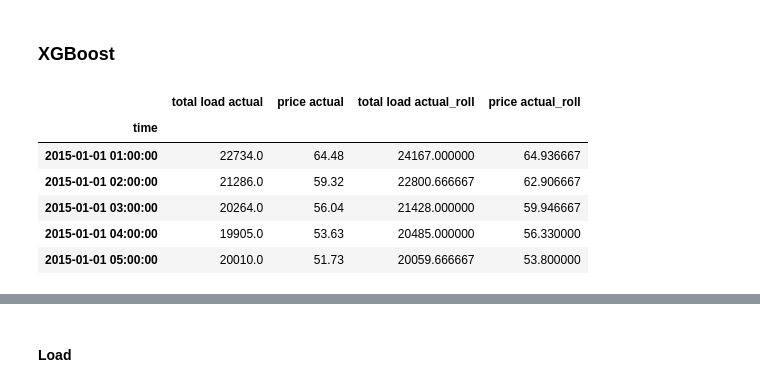
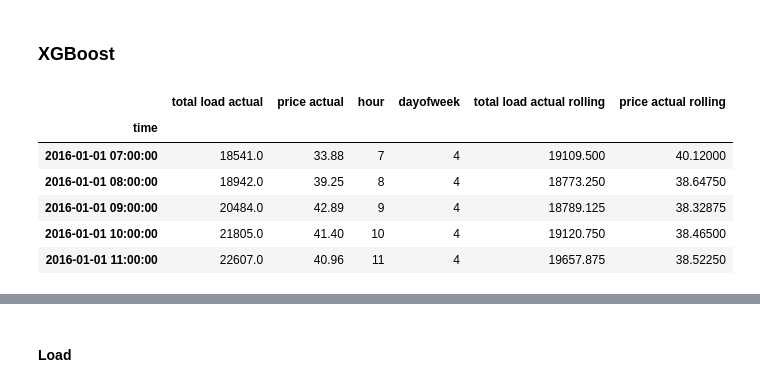
Before and after one commit to Jackson00Han/Time-Series-Training, a Jupyter notebook: Copy_of_multivariate_time_series.ipynb, the cells around one changed output, grey strips where cells are left out. Cells and saved outputs as stored; diff of their text form; code cells hidden in the pictures.

```diff
--- a/Copy_of_multivariate_time_series.ipynb
+++ b/Copy_of_multivariate_time_series.ipynb
@@ -281,6 +281,10 @@ train = df.iloc[:split_step].copy()
 ver = df.iloc[split_step:].copy()
 valid = ver.iloc[:int(ver.shape[0]*0.5)].copy()
 test = ver.iloc[int(ver.shape[0]*0.5):].copy()
+
+train_xgb = train.copy()
+valid_xgb = valid.copy()
+test_xgb = test.copy()
 
 ## Scaling
 
@@ -1479,12 +1508,12 @@ WARNING:absl:You are saving your model as an HDF5 file via `model.save()` or `ke
 # %% [markdown]
 ### XGBoost
 # %%
-df.head()
+train_xgb.head()
 # %% [output]
-|  | total load actual | price actual | total load actual_roll | price actual_roll |
-| time |  |  |  |  |
-| 2015-01-01 01:00:00 | 22734.0 | 64.48 | 24167.000000 | 64.936667 |
-| 2015-01-01 02:00:00 | 21286.0 | 59.32 | 22800.666667 | 62.906667 |
-| 2015-01-01 03:00:00 | 20264.0 | 56.04 | 21428.000000 | 59.946667 |
-| 2015-01-01 04:00:00 | 19905.0 | 53.63 | 20485.000000 | 56.330000 |
-| 2015-01-01 05:00:00 | 20010.0 | 51.73 | 20059.666667 | 53.800000 |
+|  | total load actual | price actual | hour | dayofweek | total load actual rolling | price actual rolling |
+| time |  |  |  |  |  |  |
+| 2016-01-01 07:00:00 | 18541.0 | 33.88 | 7 | 4 | 19109.500 | 40.12000 |
+| 2016-01-01 08:00:00 | 18942.0 | 39.25 | 8 | 4 | 18773.250 | 38.64750 |
+| 2016-01-01 09:00:00 | 20484.0 | 42.89 | 9 | 4 | 18789.125 | 38.32875 |
+| 2016-01-01 10:00:00 | 21805.0 | 41.40 | 10 | 4 | 19120.750 | 38.46500 |
+| 2016-01-01 11:00:00 | 22607.0 | 40.96 | 11 | 4 | 19657.875 | 38.52250 |
```
Also changed, not shown: parts of 69 cells of this notebook.
